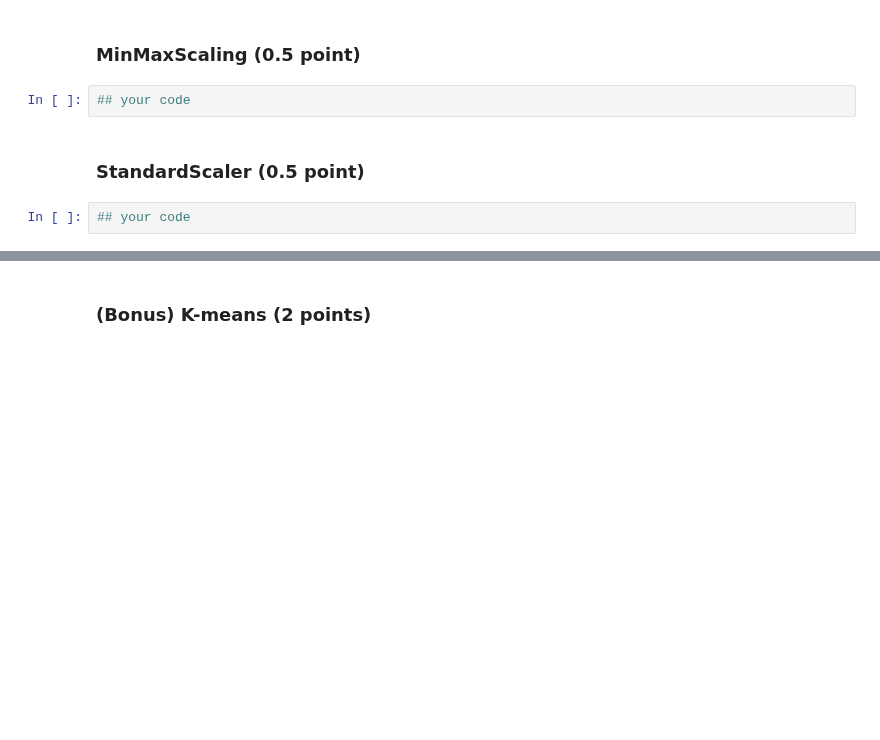
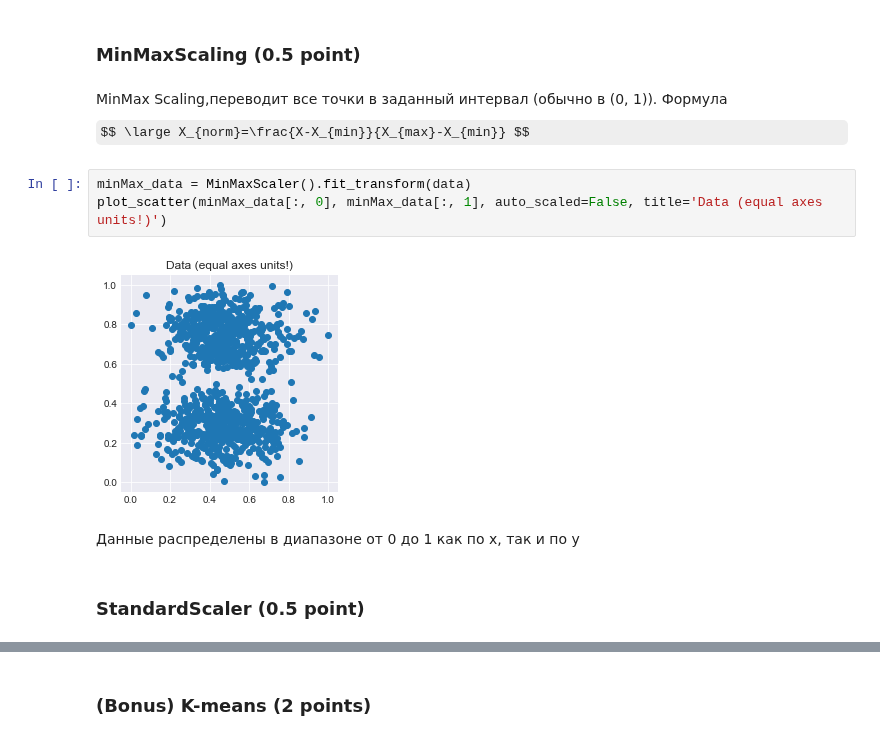
Before and after one commit to githubjeka/ml-intro, a Jupyter notebook: homework.ipynb, the cells around one changed output, grey strips where cells are left out. Saved outputs shown, nothing was run; the diff lists cells and outputs as text; some formulas as TeX source; blank space fills up the shorter version.

```diff
--- a/homework.ipynb
+++ b/homework.ipynb
@@ -103,9 +175,16 @@ This picture is clearly less interpretable, but much closer to "how distance-bas
 Perform `StandardScaling` and `MinMaxScaling` of original data; visualize results for each case (**use `plot_scatter` with `auto_scaled=False`**):
 # %% [markdown]
 ### MinMaxScaling (0.5 point)
-# %%
-## your code
+# %% [markdown]
+MinMax Scaling,переводит все точки в заданный интервал (обычно в (0, 1)).
+Формула
+$$ \large X_{norm}=\frac{X-X_{min}}{X_{max}-X_{min}} $$
+# %%
+minMax_data = MinMaxScaler().fit_transform(data)
+plot_scatter(minMax_data[:, 0], minMax_data[:, 1], auto_scaled=False, title='Data (equal axes units!)')
+# %% [output]
+[figure, added]
+# %% [markdown]
+Данные распределены в диапазоне от 0 до 1 как по x, так и по y
 # %% [markdown]
 ### StandardScaler (0.5 point)
-# %%
-## your code
```
Also changed, not shown: parts of 33 cells of this notebook.
